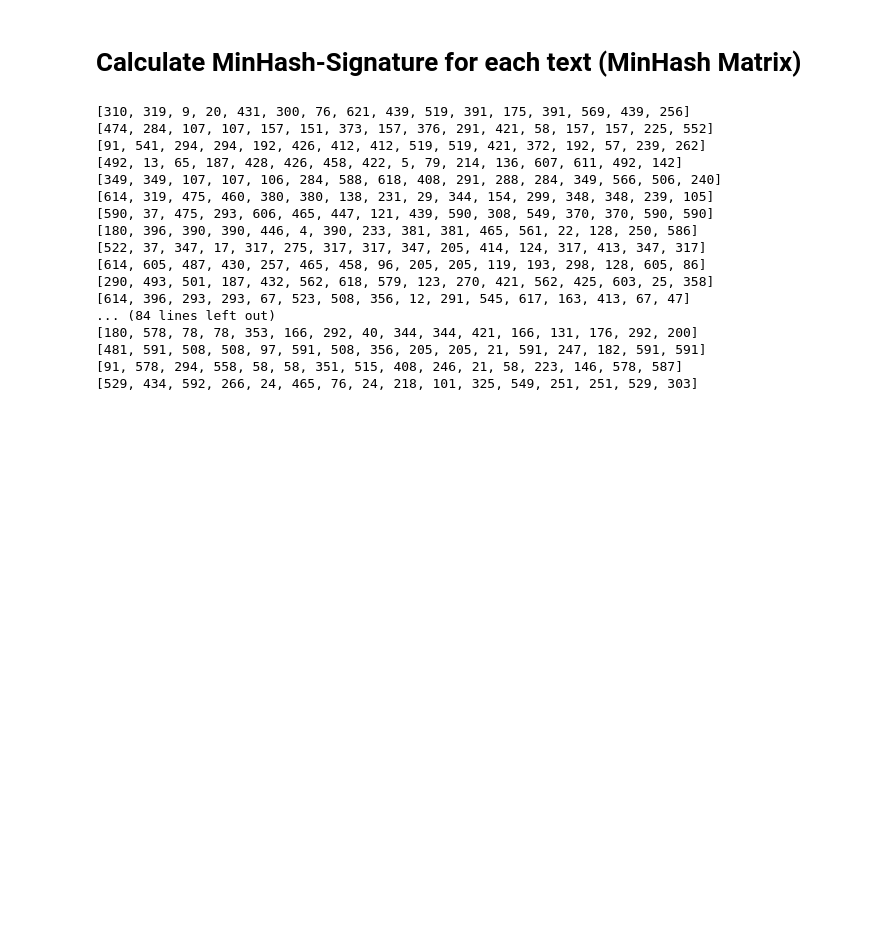
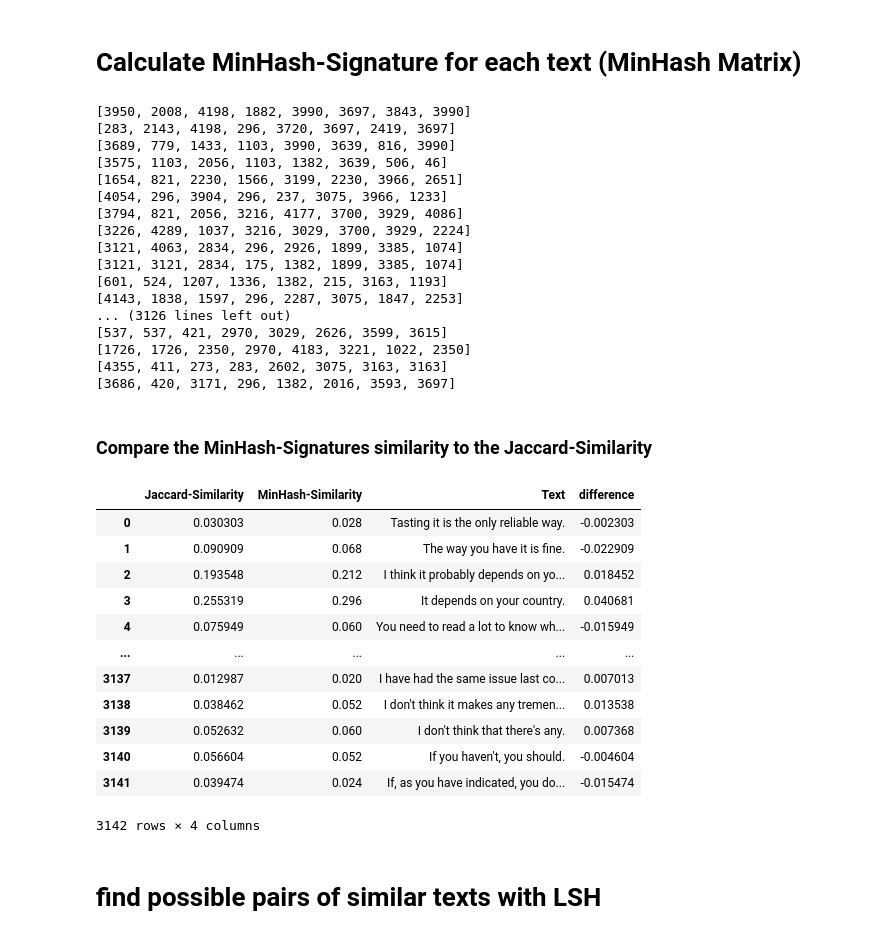
Before and after one commit to Phillus1999/data_science_2, a Jupyter notebook: projects/uebung_3/LSH_concepts.ipynb, the cells around one changed output. Drawn from its saved outputs; the diff is of its cells as text; code cells hidden in the pictures; blank space fills up the shorter version.

```diff
--- a/projects/uebung_3/LSH_concepts.ipynb
+++ b/projects/uebung_3/LSH_concepts.ipynb
@@ -38,7 +38,7 @@ There's a ton of variables:
 # Create Shingles for each text
 # %%
 shingles_per_text = []
-k = 4
+k = 3
 for text in texts:
     shingles_per_text.append(set([text[i:i + k] for i in range(len(text) - k + 1)]))
 
@@ -101,6 +98,6 @@ for vector in bit_Matrix:
 # %%
 # generate n hash functions (random permutations)
-n = 100
+n = 250
 hash_functions = []
 for h in range(n):
     perm = np.random.permutation(len(all_shingles_of_file))
@@ -141,22 +122,22 @@ for hash_function in hash_functions:
     signature_matrix.append(signature_vector)
 # %%
 for signature_vector in signature_matrix:
-    print(signature_vector[0:16])
+    print(signature_vector[0:8])
 # %% [output]
-[310, 319, 9, 20, 431, 300, 76, 621, 439, 519, 391, 175, 391, 569, 439, 256]
-[474, 284, 107, 107, 157, 151, 373, 157, 376, 291, 421, 58, 157, 157, 225, 552]
-[91, 541, 294, 294, 192, 426, 412, 412, 519, 519, 421, 372, 192, 57, 239, 262]
-[492, 13, 65, 187, 428, 426, 458, 422, 5, 79, 214, 136, 607, 611, 492, 142]
-[349, 349, 107, 107, 106, 284, 588, 618, 408, 291, 288, 284, 349, 566, 506, 240]
-[614, 319, 475, 460, 380, 380, 138, 231, 29, 344, 154, 299, 348, 348, 239, 105]
-[590, 37, 475, 293, 606, 465, 447, 121, 439, 590, 308, 549, 370, 370, 590, 590]
-[180, 396, 390, 390, 446, 4, 390, 233, 381, 381, 465, 561, 22, 128, 250, 586]
-[522, 37, 347, 17, 317, 275, 317, 317, 347, 205, 414, 124, 317, 413, 347, 317]
-[614, 605, 487, 430, 257, 465, 458, 96, 205, 205, 119, 193, 298, 128, 605, 86]
-[290, 493, 501, 187, 432, 562, 618, 579, 123, 270, 421, 562, 425, 603, 25, 358]
-[614, 396, 293, 293, 67, 523, 508, 356, 12, 291, 545, 617, 163, 413, 67, 47]
-... (84 lines left out)
-[180, 578, 78, 78, 353, 166, 292, 40, 344, 344, 421, 166, 131, 176, 292, 200]
-[481, 591, 508, 508, 97, 591, 508, 356, 205, 205, 21, 591, 247, 182, 591, 591]
-[91, 578, 294, 558, 58, 58, 351, 515, 408, 246, 21, 58, 223, 146, 578, 587]
-[529, 434, 592, 266, 24, 465, 76, 24, 218, 101, 325, 549, 251, 251, 529, 303]
+[3950, 2008, 4198, 1882, 3990, 3697, 3843, 3990]
+[283, 2143, 4198, 296, 3720, 3697, 2419, 3697]
+[3689, 779, 1433, 1103, 3990, 3639, 816, 3990]
+[3575, 1103, 2056, 1103, 1382, 3639, 506, 46]
+[1654, 821, 2230, 1566, 3199, 2230, 3966, 2651]
+[4054, 296, 3904, 296, 237, 3075, 3966, 1233]
+[3794, 821, 2056, 3216, 4177, 3700, 3929, 4086]
+[3226, 4289, 1037, 3216, 3029, 3700, 3929, 2224]
+[3121, 4063, 2834, 296, 2926, 1899, 3385, 1074]
+[3121, 3121, 2834, 175, 1382, 1899, 3385, 1074]
+[601, 524, 1207, 1336, 1382, 215, 3163, 1193]
+[4143, 1838, 1597, 296, 2287, 3075, 1847, 2253]
+... (3126 lines left out)
+[537, 537, 421, 2970, 3029, 2626, 3599, 3615]
+[1726, 1726, 2350, 2970, 4183, 3221, 1022, 2350]
+[4355, 411, 273, 283, 2602, 3075, 3163, 3163]
+[3686, 420, 3171, 296, 1382, 2016, 3593, 3697]
@@ -164,0 +144,39 @@ signature_similarity = []
+# %% [markdown]
+### Compare the MinHash-Signatures similarity to the Jaccard-Similarity
+# %%
+
+def find_similarities(index=0):
+    sig_1 = signature_matrix[index]
+    bit_v_1 = bit_Matrix[index]
+    sig_sims = []
+    bit_sims = []
+
+    for col in signature_matrix:
+        sig_sims.append(np.sum(np.array(sig_1) == np.array(col)) / len(signature_matrix[0]))
+
+    for col in bit_Matrix:
+        intersection = np.sum(np.array(bit_v_1) & np.array(col))
+        union = np.sum(np.array(bit_v_1) | np.array(col))
+        bit_sims.append(intersection / union)
+
+
+    return pd.DataFrame({'Jaccard-Similarity': bit_sims, 'MinHash-Similarity': sig_sims, 'Text': texts, 'difference': np.array(sig_sims) - np.array(bit_sims)})
+# %%
+similarities = find_similarities(166)
+similarities
+# %% [output]
+|  | Jaccard-Similarity | MinHash-Similarity | Text | difference |
+| 0 | 0.030303 | 0.028 | Tasting it is the only reliable way. | -0.002303 |
+| 1 | 0.090909 | 0.068 | The way you have it is fine. | -0.022909 |
+| 2 | 0.193548 | 0.212 | I think it probably depends on yo... | 0.018452 |
+| 3 | 0.255319 | 0.296 | It depends on your country. | 0.040681 |
+| 4 | 0.075949 | 0.060 | You need to read a lot to know wh... | -0.015949 |
+| ... | ... | ... | ... | ... |
+| 3137 | 0.012987 | 0.020 | I have had the same issue last co... | 0.007013 |
+| 3138 | 0.038462 | 0.052 | I don't think it makes any tremen... | 0.013538 |
+| 3139 | 0.052632 | 0.060 | I don't think that there's any. | 0.007368 |
+| 3140 | 0.056604 | 0.052 | If you haven't, you should. | -0.004604 |
+| 3141 | 0.039474 | 0.024 | If, as you have indicated, you do... | -0.015474 |
+3142 rows × 4 columns
+# %% [markdown]
+# find possible pairs of similar texts with LSH
```
Also changed, not shown: parts of 26 cells of this notebook, 2 other files.
